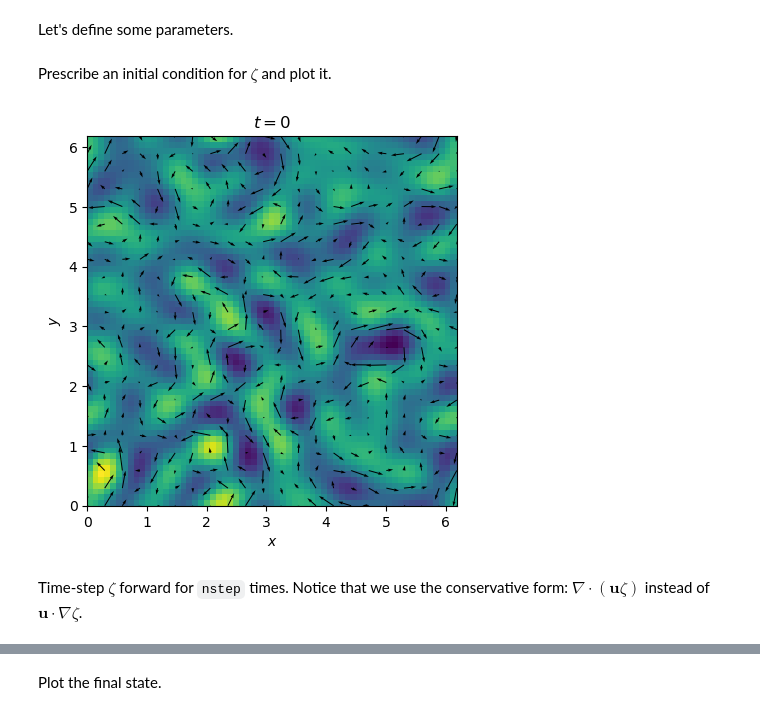
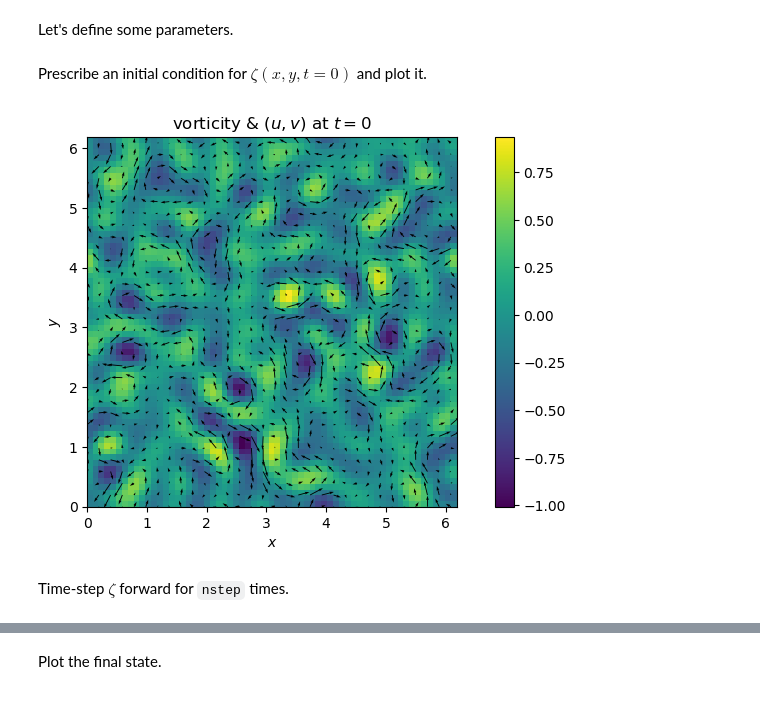
Before and after one commit to navidcy/PseudospectralTutorial, a Jupyter notebook: UNCW2018/part2/UNCW-Pseudospectral-part2.ipynb, the cells around one changed output, grey strips where cells are left out. Cells and saved outputs as stored; diff of their text form; code cells hidden in the pictures.

Commit message:
a notebook that solves 2D NS using Forward Euler and modest resolution

```diff
--- a/UNCW2018/part2/UNCW-Pseudospectral-part2.ipynb
+++ b/UNCW2018/part2/UNCW-Pseudospectral-part2.ipynb
@@ -53,42 +53,34 @@ t = 0:dt:tfin;
 # %% [markdown]
-Prescribe an initial condition for $\zeta$ and plot it.
+Prescribe an initial condition for $\zeta(x,y,t=0)$ and plot it.
 # %%
+srand(1234)
 zeta0 = randn(nx, ny)
 zetah = fft(zeta0)
 zetah[1, 1] = 0
-zetah[ K.^2+L.^2.>(1*nx/8)^2 ] .= 0
+zetah[ K.^2+L.^2.>(10)^2 ] .= 0
 zetah[ K.^2+L.^2.<(3)^2 ] .= 0
 zeta0 = real(ifft(zetah))
 psih = -invksq.*zetah           # calculate \hat{ψ}
 zeta =  real(ifft(zetah))       # calculate ζ(x,y,t)
-u = real(ifft(-im*L.*psih))     # calculate zonal velocity u(x,y,t)
-v = real(ifft(+im*K.*psih))     # calculate meridional velocity v(x,y,t)
-
-
-# xc1, yc1 = 3*pi/2, 3*pi/2
-# sx1, sy1 = 0.5, 0.7
-# xc2, yc2 = pi/2, pi/2
-# sx2, sy2 = 0.7, 0.5
-# zeta0 = .1*exp.(-(X-xc1).^2/sx1^2-(Y-yc1).^2/sy1^2) -  .1exp.(-(X-xc2).^2/sx2^2-(Y-yc2).^2/sy2^2)
-# zetah = fft(zeta0)
-# zetah[1, 1] = 0
-# zetah[ K.^2+L.^2.>(1*nx/3)^2 ] .= 0
-# zeta0 = real(ifft(zetah))
+u = real(ifft(-im*L.*psih))     # calculate u velocity u(x,y,t)
+v = real(ifft(+im*K.*psih))     # calculate v velocity v(x,y,t)
 
 
 time = 0
-nc=3
+nc = Int(nx/32) # this variable allows us to plot arrows every nc points instead
+                # of plotting an arrow at each point --- helps for better visualization
+
 figure(1)
 pcolormesh(X, Y, zeta0)
+colorbar()
 quiver(X[1:nc:end,1:nc:end], Y[1:nc:end,1:nc:end], u[1:nc:end,1:nc:end], v[1:nc:end,1:nc:end])
 xlabel(L"$x$")
 ylabel(L"$y$")
-title("\$t = $time \$")
+title("vorticity \& \$(u,v)\$ at \$t = $time \$")
 draw()
-axis("square")
-# colorbar();
+axis("square");
 # %% [output]
-[figure, old version]
+[figure, new version]
-# %% [markdown]
-Time-step $\zeta$ forward for `nstep` times. Notice that we use the conservative form: $\nabla\cdot(\mathbf{u}\zeta)$ instead of $\mathbf{u}\cdot\nabla \zeta$.
+# %% [markdown]
+Time-step $\zeta$ forward for `nstep` times.
 # %%
```
Also changed, not shown: parts of 5 cells of this notebook.
